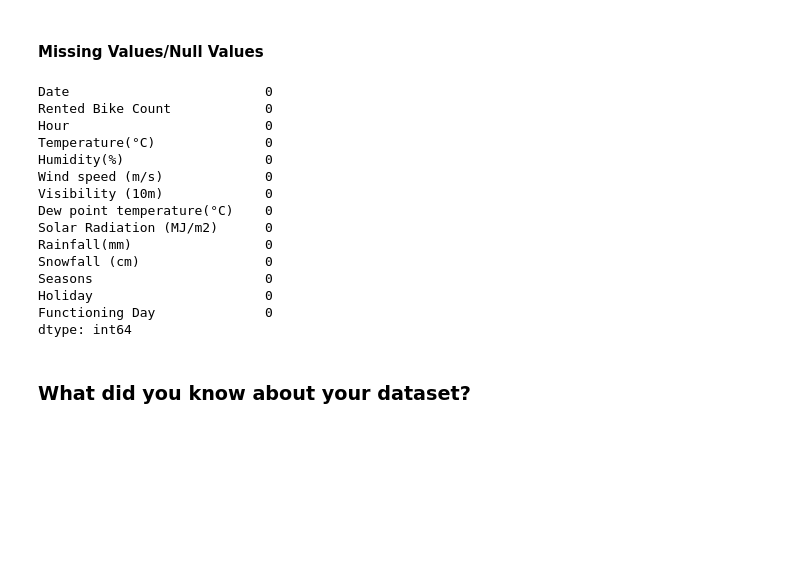
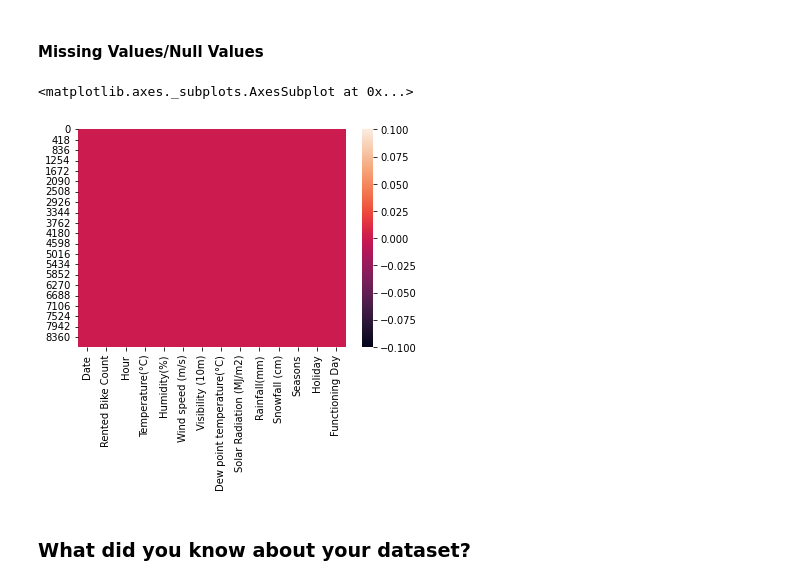
Before and after one commit to Sharath670/Linear-Regression-Capstone-Proj-2-, a Jupyter notebook: Capstone_Project_2(Linear_Regression).ipynb, the cells around one changed output. Saved outputs shown, nothing was run; the diff lists cells and outputs as text; code cells hidden in the pictures; blank space fills up the shorter version.

```diff
--- a/Capstone_Project_2(Linear_Regression).ipynb
+++ b/Capstone_Project_2(Linear_Regression).ipynb
@@ -148,22 +148,10 @@ dataset.duplicated().sum()
 # %%
 # Missing Values/Null Values Count
 dataset.isna().sum()
+sns.heatmap(dataset.isna())
 # %% [output]
-Date                         0
-Rented Bike Count            0
-Hour                         0
-Temperature(°C)              0
-Humidity(%)                  0
-Wind speed (m/s)             0
-Visibility (10m)             0
-Dew point temperature(°C)    0
-Solar Radiation (MJ/m2)      0
-Rainfall(mm)                 0
-Snowfall (cm)                0
-Seasons                      0
-Holiday                      0
-Functioning Day              0
-dtype: int64
+<matplotlib.axes._subplots.AxesSubplot at 0x...>
+[figure, added]
 # %% [markdown]
 ### What did you know about your dataset?
 # %% [markdown]
```
Also changed, not shown: parts of 50 cells of this notebook.
